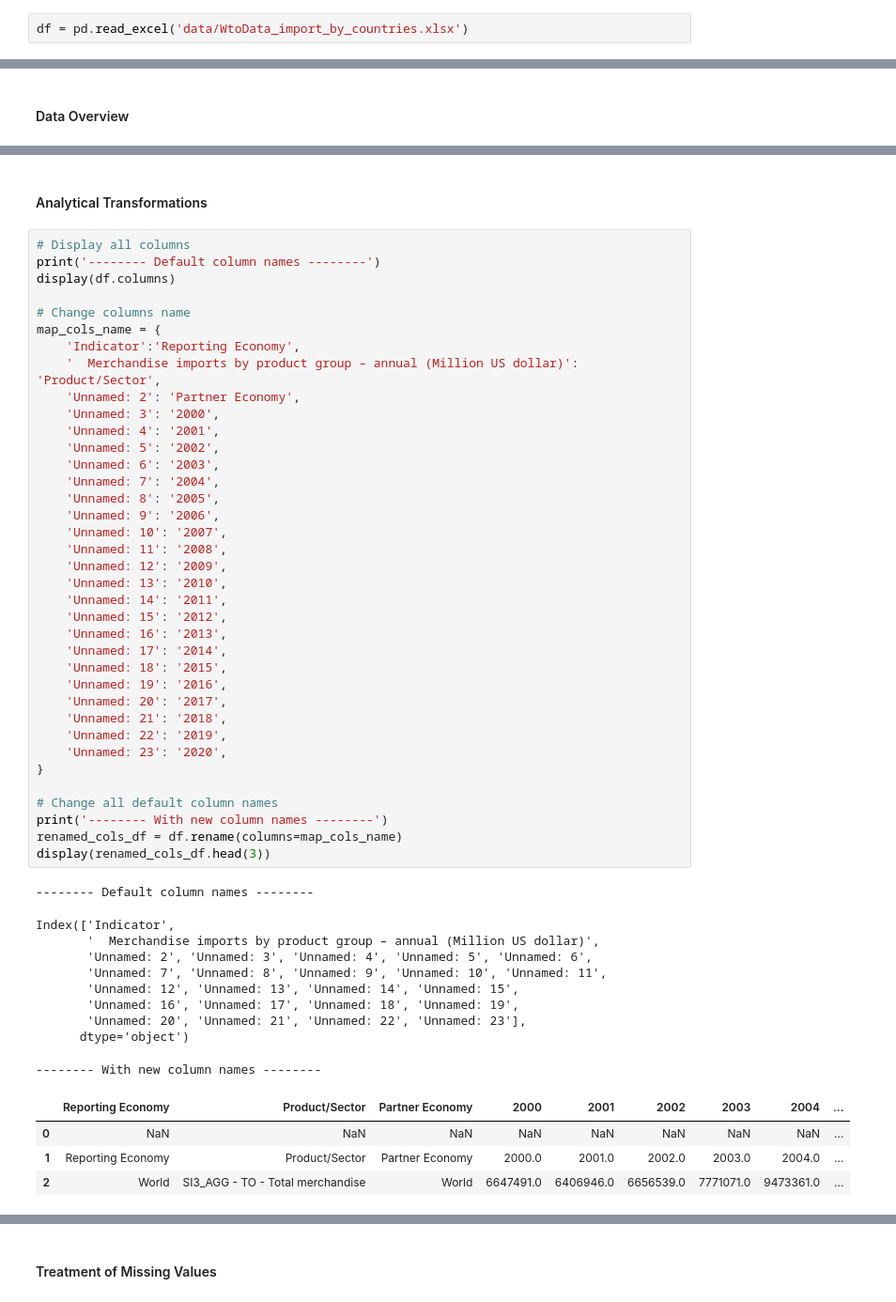
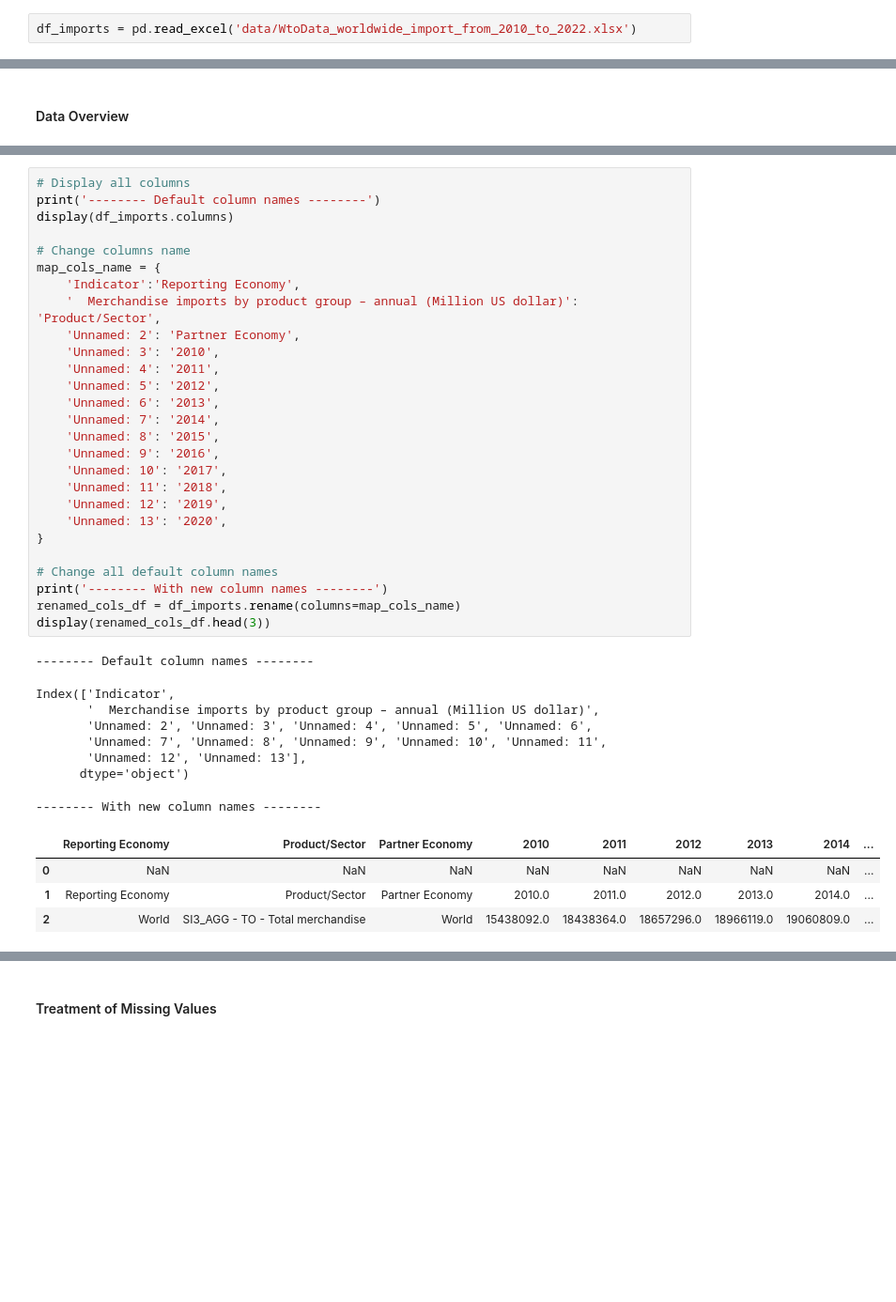
Before and after one commit to kesnel/ayiti-analytics-capstone-project, a Jupyter notebook: EDA.ipynb, the cells around one changed output, grey strips where cells are left out. Shown: that part at 94% size. Drawn from its saved outputs; the diff is of its cells as text; blank space fills up the shorter version.

```diff
--- a/EDA.ipynb
+++ b/EDA.ipynb
@@ -30,7 +30,7 @@ from sklearn.cluster import KMeans
 # Display all columns in the DataFrame using pandas settings
 pd.set_option('display.max_columns', None)
 # %%
-df = pd.read_excel('data/WtoData_import_by_countries.xlsx')
+df_imports = pd.read_excel('data/WtoData_worldwide_import_from_2010_to_2022.xlsx')
 # %% [markdown]
 <br><br>
 # %% [markdown]
@@ -138,57 +145,43 @@ None
-# %% [markdown]
-#### Analytical Transformations
 # %%
 # Display all columns
 print('-------- Default column names --------')
-display(df.columns)
+display(df_imports.columns)
 
 # Change columns name
 map_cols_name = {
     'Indicator':'Reporting Economy',
     '  Merchandise imports by product group – annual (Million US dollar)': 'Product/Sector',
     'Unnamed: 2': 'Partner Economy',
-    'Unnamed: 3': '2000',
-    'Unnamed: 4': '2001',
-    'Unnamed: 5': '2002',
-    'Unnamed: 6': '2003',
-    'Unnamed: 7': '2004',
-    'Unnamed: 8': '2005',
-    'Unnamed: 9': '2006',
-    'Unnamed: 10': '2007',
-    'Unnamed: 11': '2008',
-    'Unnamed: 12': '2009',
-    'Unnamed: 13': '2010',
-    'Unnamed: 14': '2011',
-    'Unnamed: 15': '2012',
-    'Unnamed: 16': '2013',
-    'Unnamed: 17': '2014',
-    'Unnamed: 18': '2015',
-    'Unnamed: 19': '2016',
-    'Unnamed: 20': '2017',
-    'Unnamed: 21': '2018',
-    'Unnamed: 22': '2019',
-    'Unnamed: 23': '2020',
+    'Unnamed: 3': '2010',
+    'Unnamed: 4': '2011',
+    'Unnamed: 5': '2012',
+    'Unnamed: 6': '2013',
+    'Unnamed: 7': '2014',
+    'Unnamed: 8': '2015',
+    'Unnamed: 9': '2016',
+    'Unnamed: 10': '2017',
+    'Unnamed: 11': '2018',
+    'Unnamed: 12': '2019',
+    'Unnamed: 13': '2020',
 }
 
 # Change all default column names
 print('-------- With new column names --------')
-renamed_cols_df = df.rename(columns=map_cols_name)
+renamed_cols_df = df_imports.rename(columns=map_cols_name)
 display(renamed_cols_df.head(3))
 # %% [output]
 -------- Default column names --------
 Index(['Indicator',
        '  Merchandise imports by product group – annual (Million US dollar)',
        'Unnamed: 2', 'Unnamed: 3', 'Unnamed: 4', 'Unnamed: 5', 'Unnamed: 6',
        'Unnamed: 7', 'Unnamed: 8', 'Unnamed: 9', 'Unnamed: 10', 'Unnamed: 11',
-       'Unnamed: 12', 'Unnamed: 13', 'Unnamed: 14', 'Unnamed: 15',
-       'Unnamed: 16', 'Unnamed: 17', 'Unnamed: 18', 'Unnamed: 19',
-       'Unnamed: 20', 'Unnamed: 21', 'Unnamed: 22', 'Unnamed: 23'],
+       'Unnamed: 12', 'Unnamed: 13'],
       dtype='object')
 -------- With new column names --------
-|  | Reporting Economy | Product/Sector | Partner Economy | 2000 | 2001 | 2002 | 2003 | 2004 | ... |
+|  | Reporting Economy | Product/Sector | Partner Economy | 2010 | 2011 | 2012 | 2013 | 2014 | ... |
 | 0 | NaN | NaN | NaN | NaN | NaN | NaN | NaN | NaN | ... |
-| 1 | Reporting Economy | Product/Sector | Partner Economy | 2000.0 | 2001.0 | 2002.0 | 2003.0 | 2004.0 | ... |
-| 2 | World | SI3_AGG - TO - Total merchandise | World | 6647491.0 | 6406946.0 | 6656539.0 | 7771071.0 | 9473361.0 | ... |
+| 1 | Reporting Economy | Product/Sector | Partner Economy | 2010.0 | 2011.0 | 2012.0 | 2013.0 | 2014.0 | ... |
+| 2 | World | SI3_AGG - TO - Total merchandise | World | 15438092.0 | 18438364.0 | 18657296.0 | 18966119.0 | 19060809.0 | ... |
 # %%
 # Remove the first 2 rows
 to_drop_rows = renamed_cols_df.index[:2]
```
Also changed, not shown: parts of 16 cells of this notebook.
